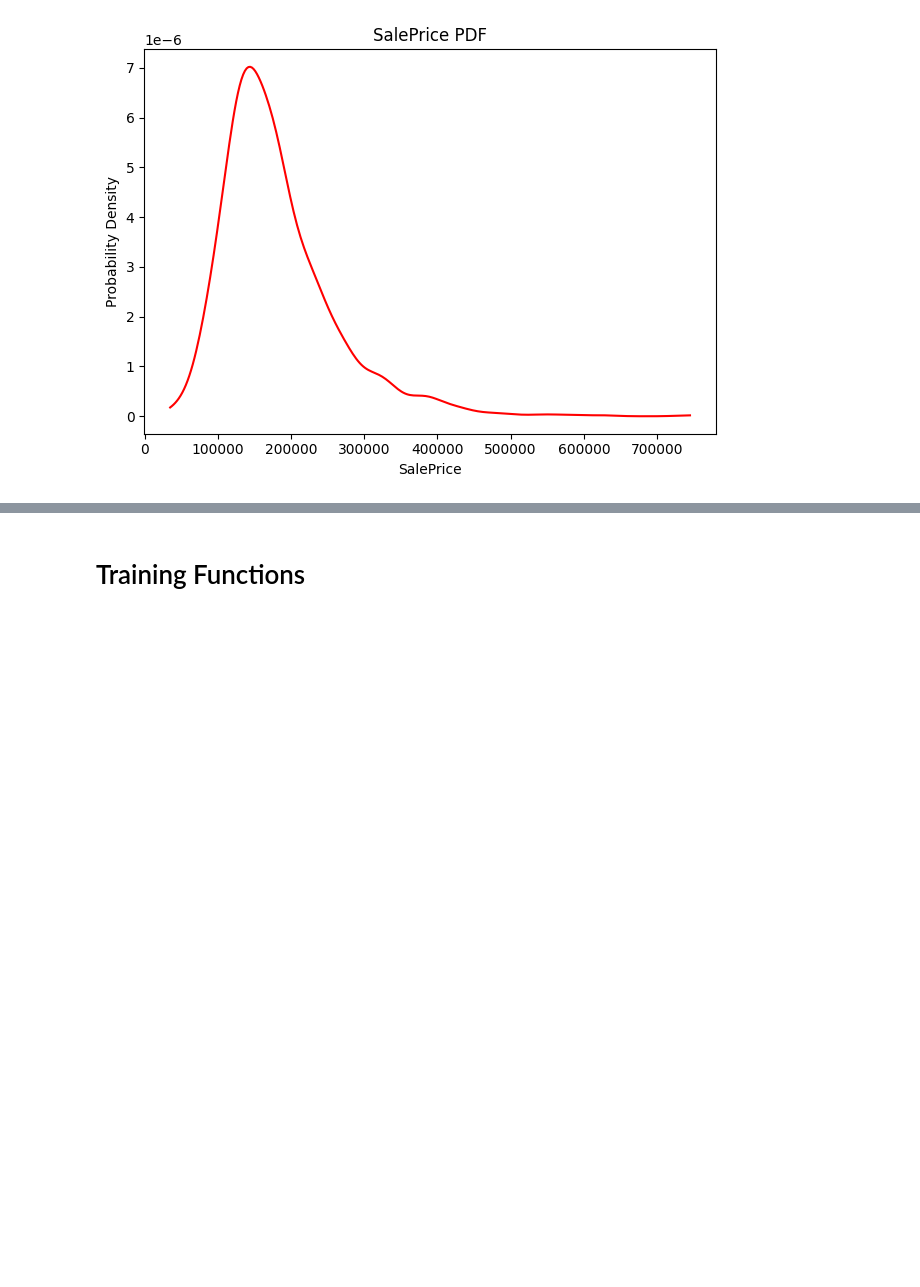
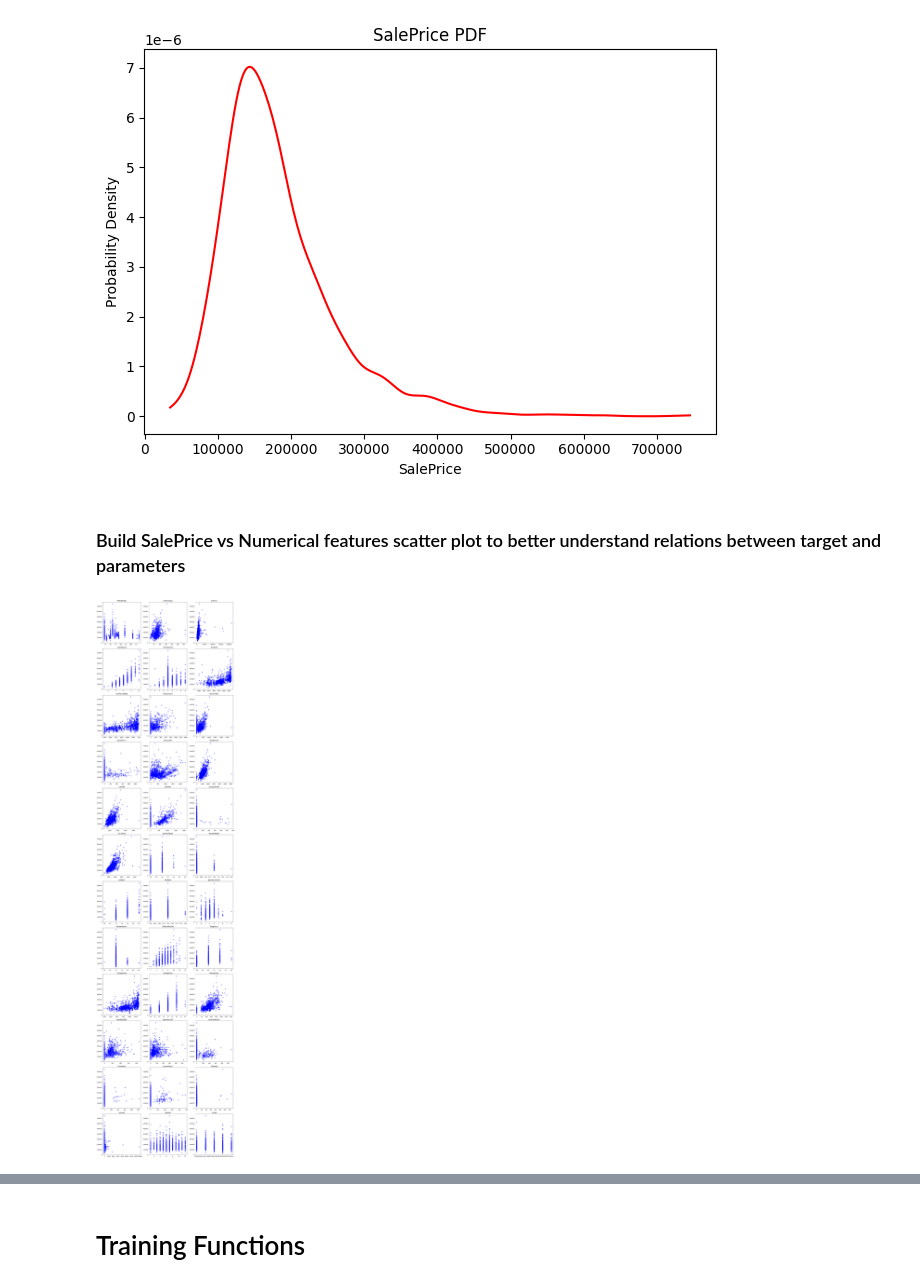
Before and after one commit to vvaza22/ml-assignment-1, a Jupyter notebook: model_experiment.ipynb, the cells around one changed output, grey strips where cells are left out. Cells and saved outputs as stored; diff of their text form; code cells hidden in the pictures; blank space fills up the shorter version.

```diff
--- a/model_experiment.ipynb
+++ b/model_experiment.ipynb
@@ -250,3 +340,15 @@ def plot_cat(vals, ax):
 # Strategy for plotting numerical features
 def plot_num(vals, ax):
     vals.hist(bins=20, color="green", ax=ax)
+
+
+def plot_scatter(vals, ax):
+    # Scatter plot of OverallQual vs SalePrice
+    ax.scatter(vals, y_train, color='blue', alpha=0.5)
+# %% [markdown]
+### Build SalePrice vs Numerical features scatter plot to better understand relations between target and parameters
+# %%
+# The following scatter plot will also include NA values depicted as 0 on the x axis
+plot_feats(dataset=X_train_na_free, feats=na_filler.num_feats, plot_strategy=plot_scatter)
+# %% [output]
+[figure, added]
```
Also changed, not shown: parts of 73 cells of this notebook, 2 other files.
